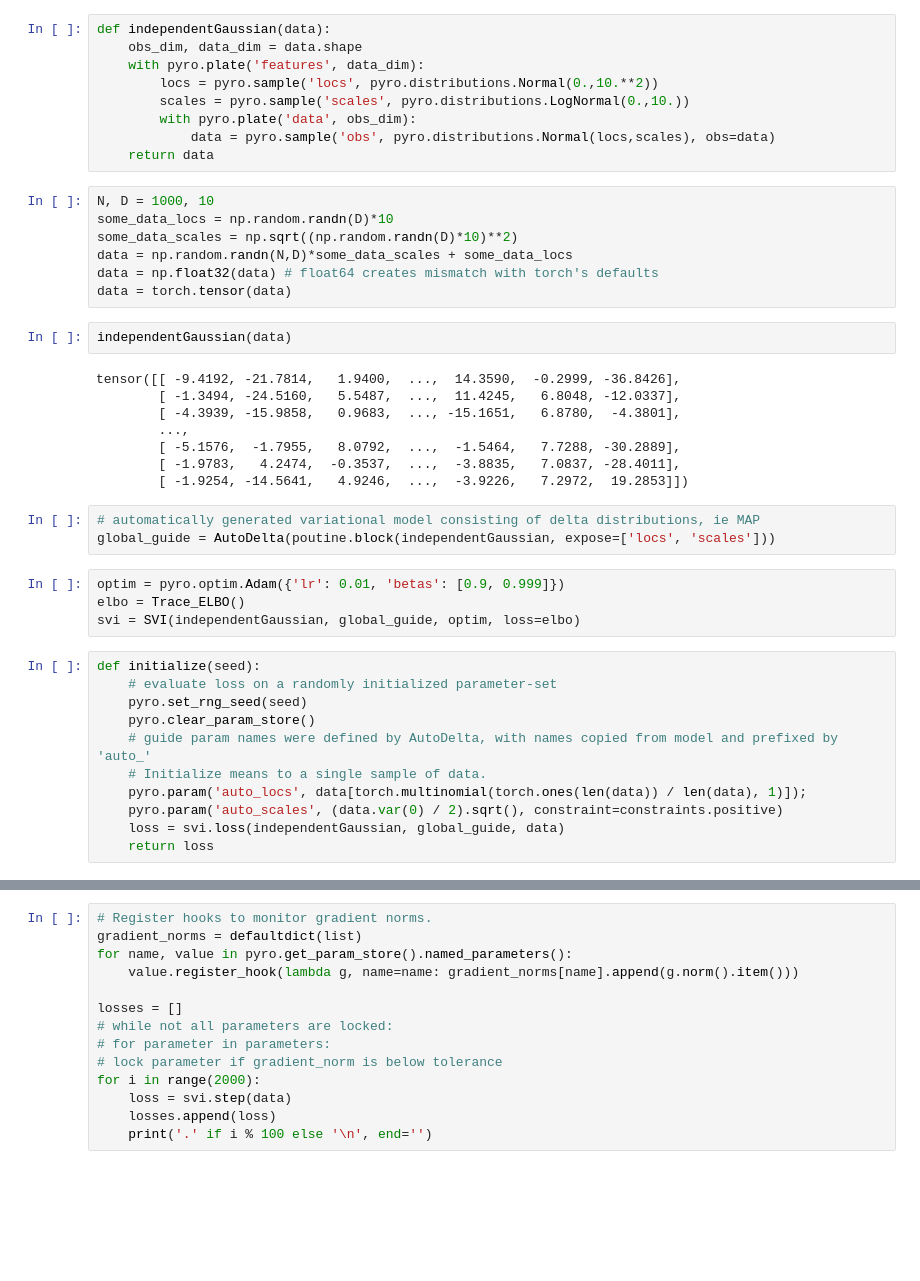
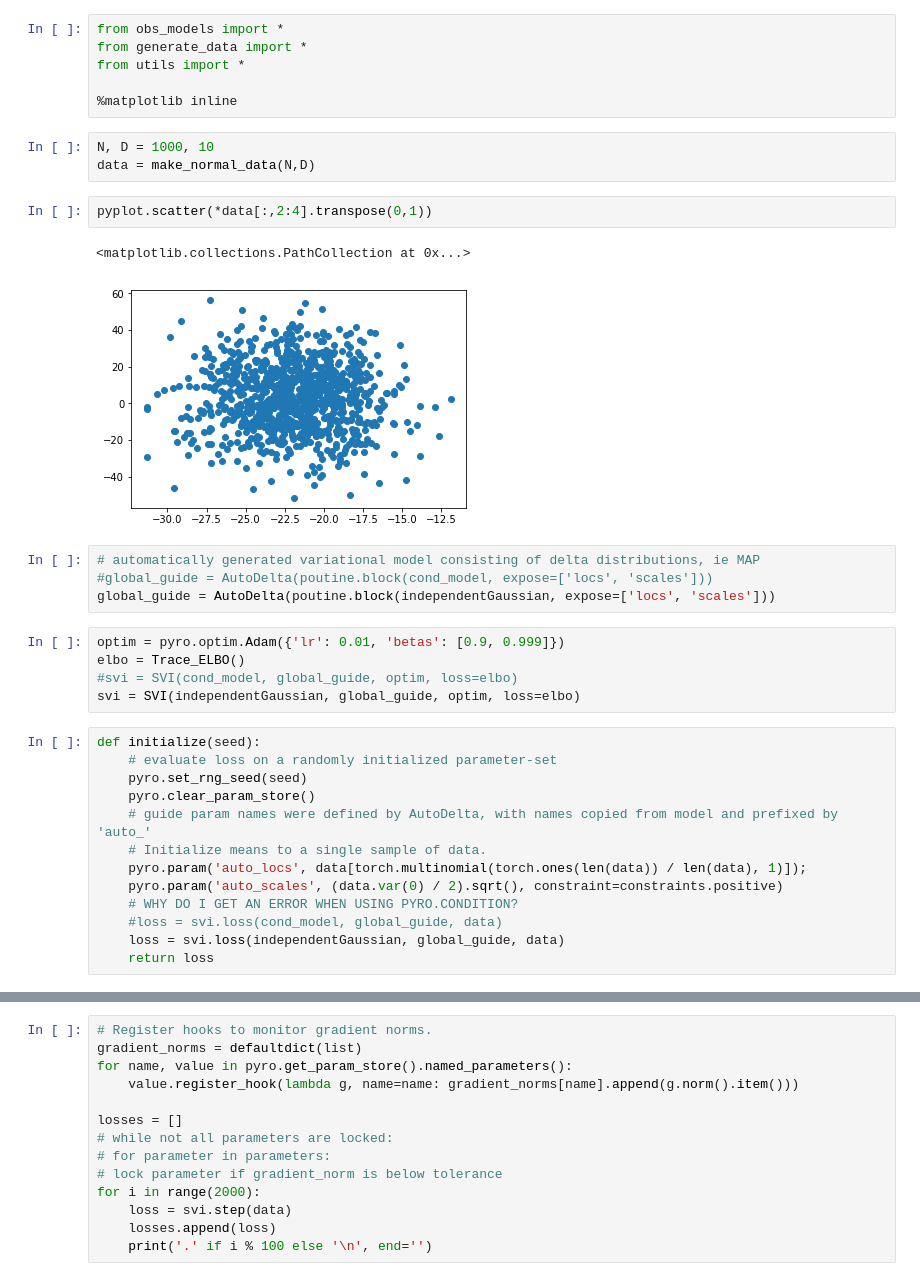
Before and after one commit to deoxyribose/compositions_mixtures_factors, a Jupyter notebook: Independent Gaussian.ipynb, the cells around one changed output, grey strips where cells are left out. Cells and saved outputs as stored; diff of their text form; blank space fills up the shorter version.

```diff
--- a/Independent Gaussian.ipynb
+++ b/Independent Gaussian.ipynb
@@ -31,35 +1,25 @@ All probabilistic programs are built up by composing primitive stochastic functi
-# %%
-def independentGaussian(data):
-    obs_dim, data_dim = data.shape
-    with pyro.plate('features', data_dim):
-        locs = pyro.sample('locs', pyro.distributions.Normal(0.,10.**2))
-        scales = pyro.sample('scales', pyro.distributions.LogNormal(0.,10.))
-        with pyro.plate('data', obs_dim):
-            data = pyro.sample('obs', pyro.distributions.Normal(locs,scales), obs=data)
-    return data
-# %%
-N, D = 1000, 10
-some_data_locs = np.random.randn(D)*10
-some_data_scales = np.sqrt((np.random.randn(D)*10)**2)
-data = np.random.randn(N,D)*some_data_scales + some_data_locs
-data = np.float32(data) # float64 creates mismatch with torch's defaults
-data = torch.tensor(data)
-# %%
-independentGaussian(data)
-# %% [output]
-tensor([[ -9.4192, -21.7814,   1.9400,  ...,  14.3590,  -0.2999, -36.8426],
-        [ -1.3494, -24.5160,   5.5487,  ...,  11.4245,   6.8048, -12.0337],
-        [ -4.3939, -15.9858,   0.9683,  ..., -15.1651,   6.8780,  -4.3801],
-        ...,
-        [ -5.1576,  -1.7955,   8.0792,  ...,  -1.5464,   7.7288, -30.2889],
-        [ -1.9783,   4.2474,  -0.3537,  ...,  -3.8835,   7.0837, -28.4011],
-        [ -1.9254, -14.5641,   4.9246,  ...,  -3.9226,   7.2972,  19.2853]])
+# %%
+from obs_models import *
+from generate_data import *
+from utils import *
+
+%matplotlib inline
+# %%
+N, D = 1000, 10
+data = make_normal_data(N,D)
+# %%
+pyplot.scatter(*data[:,2:4].transpose(0,1))
+# %% [output]
+<matplotlib.collections.PathCollection at 0x...>
+[figure, added]
 # %%
 # automatically generated variational model consisting of delta distributions, ie MAP
+#global_guide = AutoDelta(poutine.block(cond_model, expose=['locs', 'scales']))
 global_guide = AutoDelta(poutine.block(independentGaussian, expose=['locs', 'scales']))
 # %%
 optim = pyro.optim.Adam({'lr': 0.01, 'betas': [0.9, 0.999]})
 elbo = Trace_ELBO()
+#svi = SVI(cond_model, global_guide, optim, loss=elbo)
 svi = SVI(independentGaussian, global_guide, optim, loss=elbo)
 # %%
 def initialize(seed):
@@ -70,6 +30,8 @@ def initialize(seed):
     # Initialize means to a single sample of data.
     pyro.param('auto_locs', data[torch.multinomial(torch.ones(len(data)) / len(data), 1)]);
     pyro.param('auto_scales', (data.var(0) / 2).sqrt(), constraint=constraints.positive)
+    # WHY DO I GET AN ERROR WHEN USING PYRO.CONDITION?
+    #loss = svi.loss(cond_model, global_guide, data)
     loss = svi.loss(independentGaussian, global_guide, data)
     return loss
 # %%
```
Also changed, not shown: parts of 16 cells of this notebook, 5 other files.
